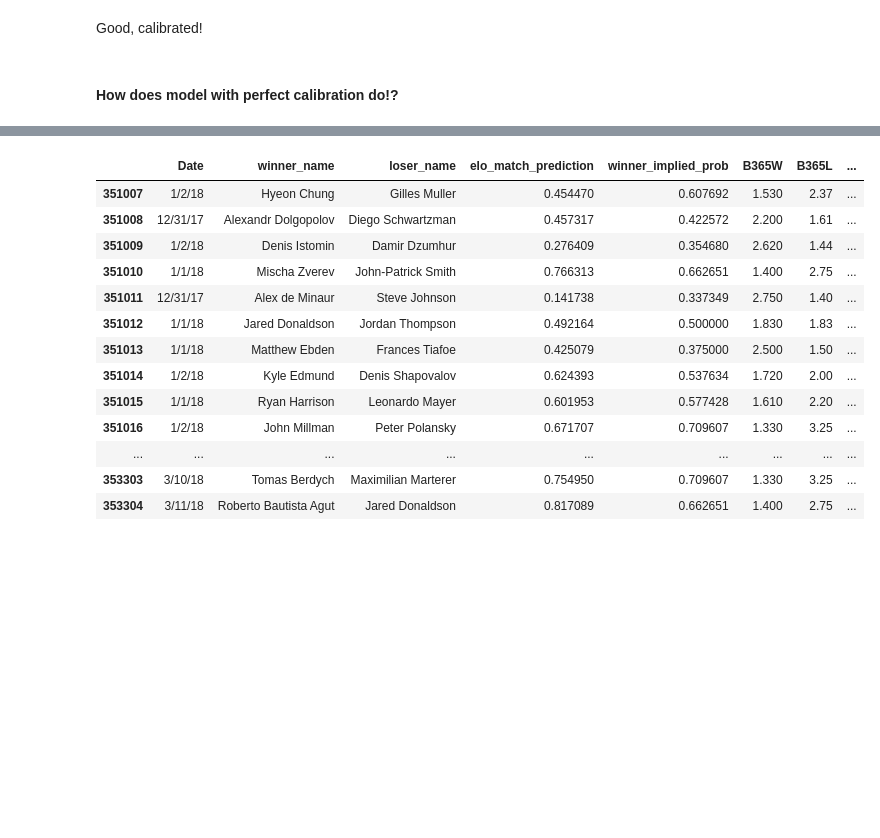
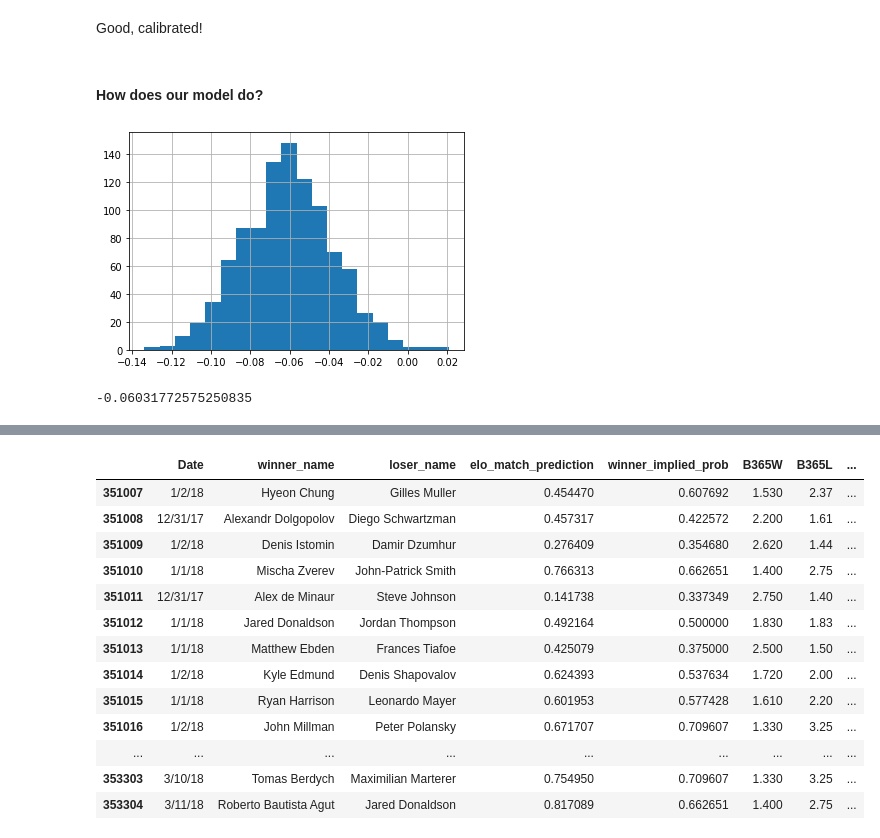
Before and after one commit to siddjagadish/tennis_new, a Jupyter notebook: tennis_new/notebooks/model_fitting/ELO/elo_v_odds.ipynb, the cells around one changed output, grey strips where cells are left out. Cells and saved outputs as stored; diff of their text form; code cells hidden in the pictures; blank space fills up the shorter version.

```diff
--- a/tennis_new/notebooks/model_fitting/ELO/elo_v_odds.ipynb
+++ b/tennis_new/notebooks/model_fitting/ELO/elo_v_odds.ipynb
@@ -585,4 +585,4 @@ plt.plot(verify_x, verify_x)
 # %% [markdown]
 Good, calibrated!
 # %% [markdown]
-#### How does model with perfect calibration do!?
+#### How does our model do?
@@ -607,0 +589,31 @@ class BetMachine(object):
+# %%
+to_bet = has_odds[
+    (has_odds['Best of'] == 3)
+].copy().sort_values('Date', ascending=True)
+# %%
+def attempt_strategy(strategy, n_bootstraps=1000, df=to_bet):
+    returns = df.apply(strategy, axis=1)
+    with_bet = returns[returns != 0]
+    total_return = with_bet.mean()
+    bootstrapped_return = []
+    for _ in range(n_bootstraps):
+        bootstrapped_return.append(with_bet.sample(n=with_bet.shape[0], replace=True).mean())
+    pd.Series(bootstrapped_return).hist(bins=20)
+    return total_return, pd.Series(bootstrapped_return)
+# %%
+# How does always betting on the rank favorite do?
+def rank_bet(x):
+    if pd.isnull(x['WRank']) or pd.isnull(x['LRank']):
+        return 0.
+    if x['WRank'] < x['LRank']:
+        return x['B365W'] - 1.
+    else:
+        return -1.
+
+rank_mean, rank_boot = attempt_strategy(rank_bet)
+# %% [output]
+[figure, added]
+# %%
+rank_mean
+# %% [output]
+-0.06031772575250835
```
Also changed, not shown: parts of 37 cells of this notebook.
